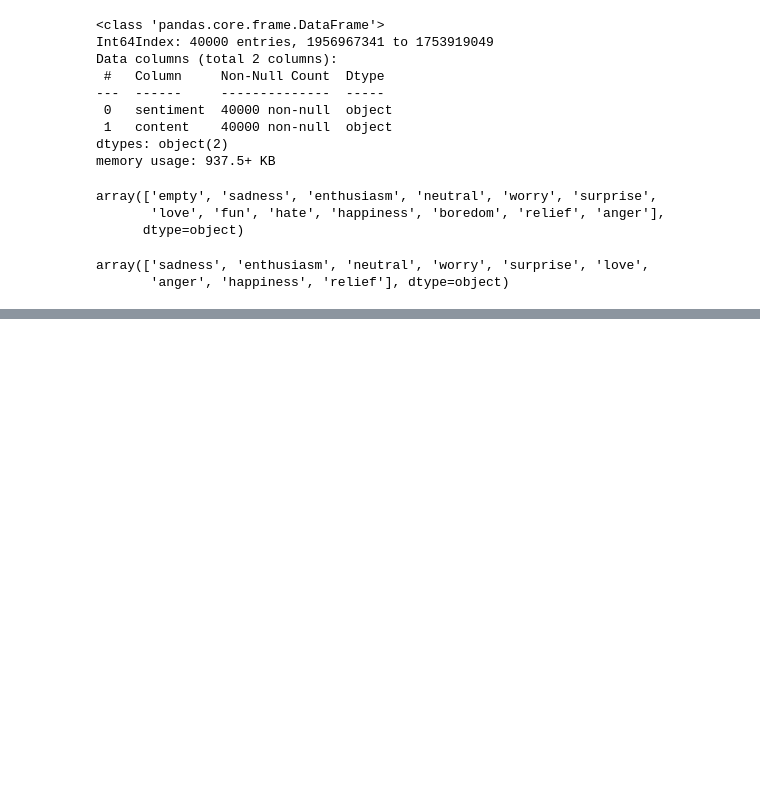
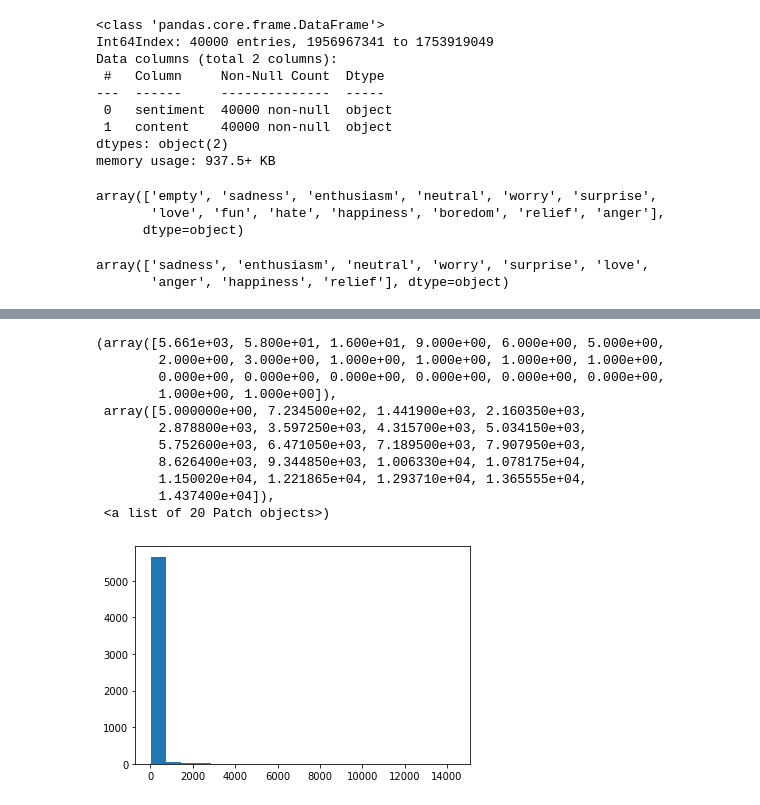
Before and after one commit to CayJoBla/EmotionRecognition, a Jupyter notebook: data/data_cleaning.ipynb, the cells around one changed output, grey strips where cells are left out. Saved outputs shown, nothing was run; the diff lists cells and outputs as text; code cells hidden in the pictures; blank space fills up the shorter version.

```diff
--- a/data/data_cleaning.ipynb
+++ b/data/data_cleaning.ipynb
@@ -78,0 +88,15 @@ tweet_data = tweet_data.drop(columns=['content_parsed'])
+# %%
+plt.hist(counts[counts >= 5], bins=20)
+# %% [output]
+(array([5.661e+03, 5.800e+01, 1.600e+01, 9.000e+00, 6.000e+00, 5.000e+00,
+        2.000e+00, 3.000e+00, 1.000e+00, 1.000e+00, 1.000e+00, 1.000e+00,
+        0.000e+00, 0.000e+00, 0.000e+00, 0.000e+00, 0.000e+00, 0.000e+00,
+        1.000e+00, 1.000e+00]),
+ array([5.000000e+00, 7.234500e+02, 1.441900e+03, 2.160350e+03,
+        2.878800e+03, 3.597250e+03, 4.315700e+03, 5.034150e+03,
+        5.752600e+03, 6.471050e+03, 7.189500e+03, 7.907950e+03,
+        8.626400e+03, 9.344850e+03, 1.006330e+04, 1.078175e+04,
+        1.150020e+04, 1.221865e+04, 1.293710e+04, 1.365555e+04,
+        1.437400e+04]),
+ <a list of 20 Patch objects>)
+[figure, added]
```
Also changed, not shown: parts of 14 cells of this notebook.
